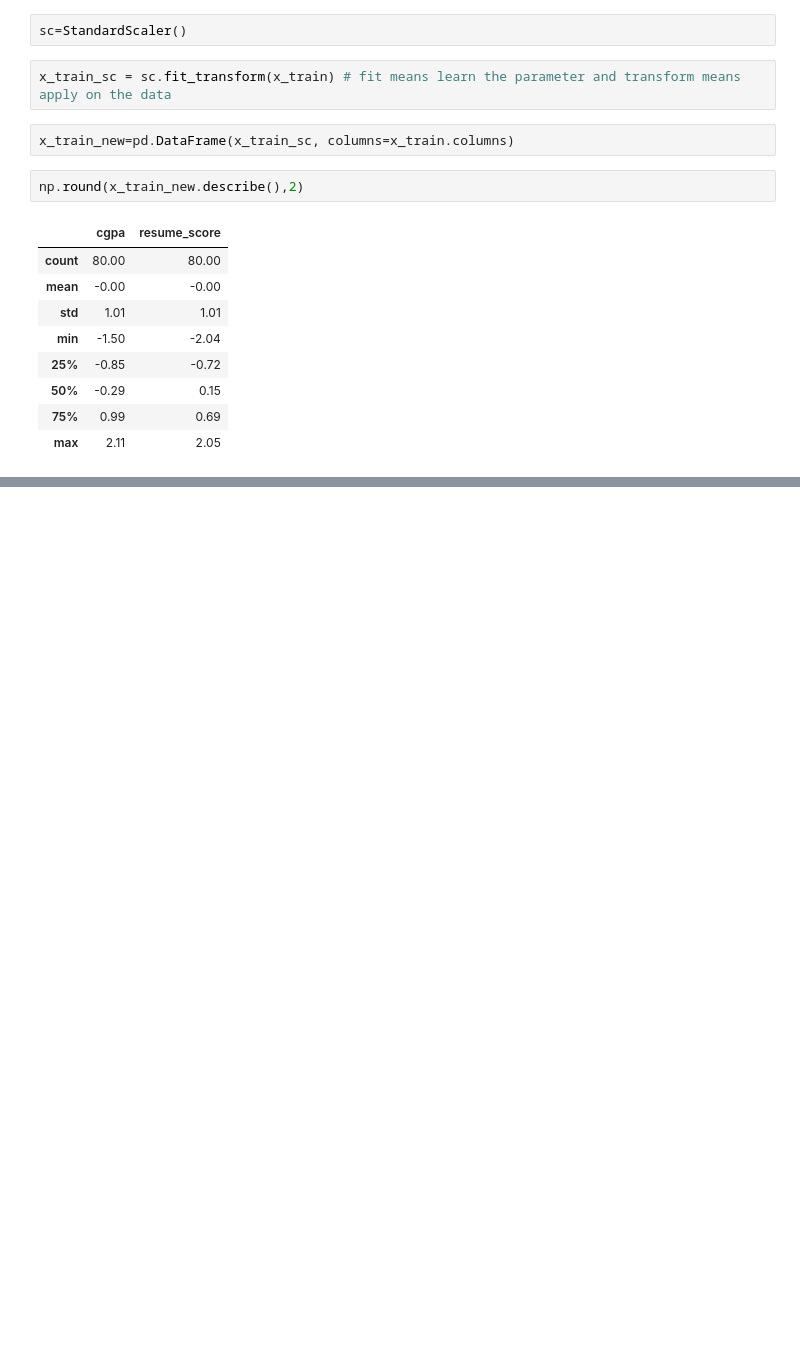
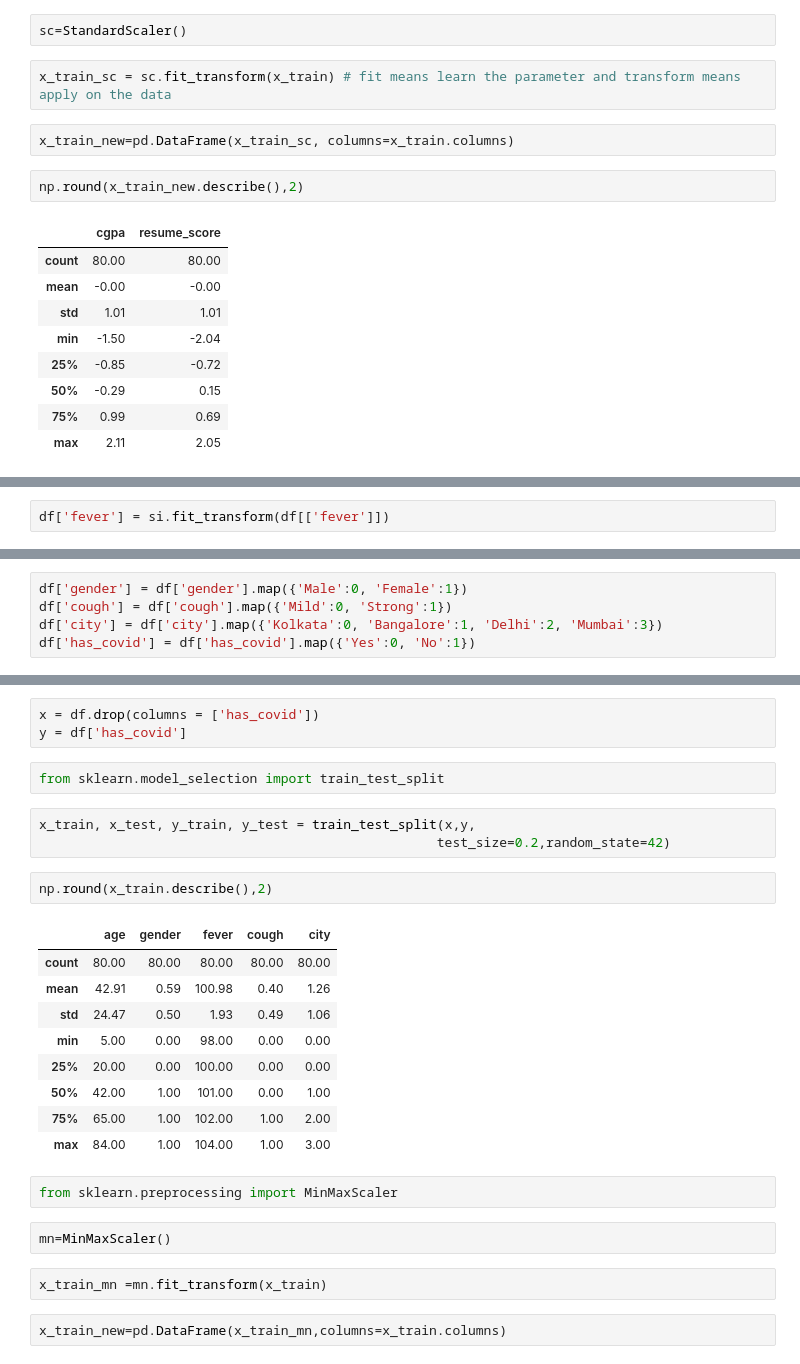
Before and after one commit to AnmolHemani/Advanced-Python, a Jupyter notebook: Feature Engineering.ipynb, the cells around one changed output, grey strips where cells are left out. Drawn from its saved outputs; the diff is of its cells as text; blank space fills up the shorter version.

```diff
--- a/Feature Engineering.ipynb
+++ b/Feature Engineering.ipynb
@@ -84,0 +194,2 @@ np.round(x_train_new.describe(),2)
+# %%
+df['fever'] = si.fit_transform(df[['fever']])
@@ -84,0 +224,5 @@ np.round(x_train_new.describe(),2)
+# %%
+df['gender'] = df['gender'].map({'Male':0, 'Female':1})
+df['cough'] = df['cough'].map({'Mild':0, 'Strong':1})
+df['city'] = df['city'].map({'Kolkata':0, 'Bangalore':1, 'Delhi':2, 'Mumbai':3})
+df['has_covid'] = df['has_covid'].map({'Yes':0, 'No':1})
@@ -84,0 +238,28 @@ np.round(x_train_new.describe(),2)
+# %%
+x = df.drop(columns = ['has_covid'])
+y = df['has_covid']
+# %%
+from sklearn.model_selection import train_test_split
+# %%
+x_train, x_test, y_train, y_test = train_test_split(x,y,
+                                                   test_size=0.2,random_state=42)
+# %%
+np.round(x_train.describe(),2)
+# %% [output]
+|  | age | gender | fever | cough | city |
+| count | 80.00 | 80.00 | 80.00 | 80.00 | 80.00 |
+| mean | 42.91 | 0.59 | 100.98 | 0.40 | 1.26 |
+| std | 24.47 | 0.50 | 1.93 | 0.49 | 1.06 |
+| min | 5.00 | 0.00 | 98.00 | 0.00 | 0.00 |
+| 25% | 20.00 | 0.00 | 100.00 | 0.00 | 0.00 |
+| 50% | 42.00 | 1.00 | 101.00 | 0.00 | 1.00 |
+| 75% | 65.00 | 1.00 | 102.00 | 1.00 | 2.00 |
+| max | 84.00 | 1.00 | 104.00 | 1.00 | 3.00 |
+# %%
+from sklearn.preprocessing import MinMaxScaler
+# %%
+mn=MinMaxScaler()
+# %%
+x_train_mn =mn.fit_transform(x_train)
+# %%
+x_train_new=pd.DataFrame(x_train_mn,columns=x_train.columns)
```
Also changed, not shown: parts of 45 cells of this notebook.
